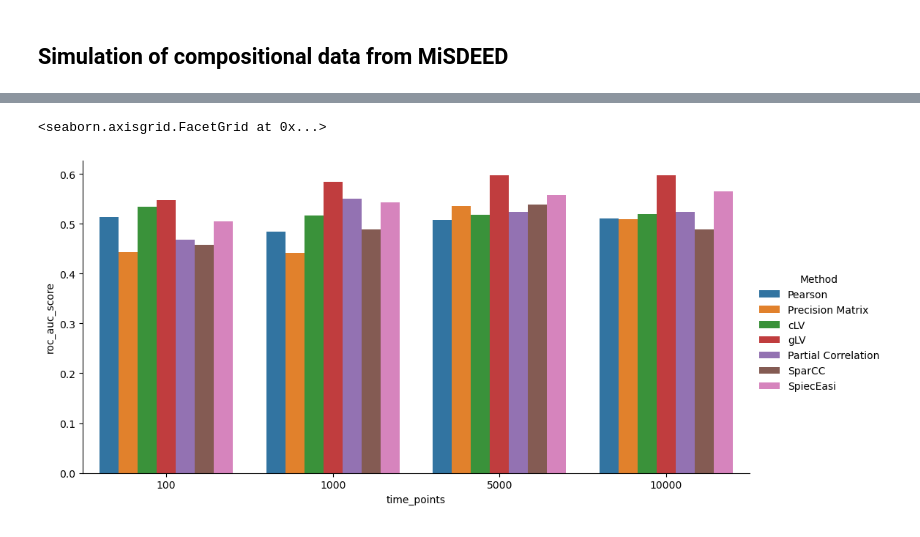
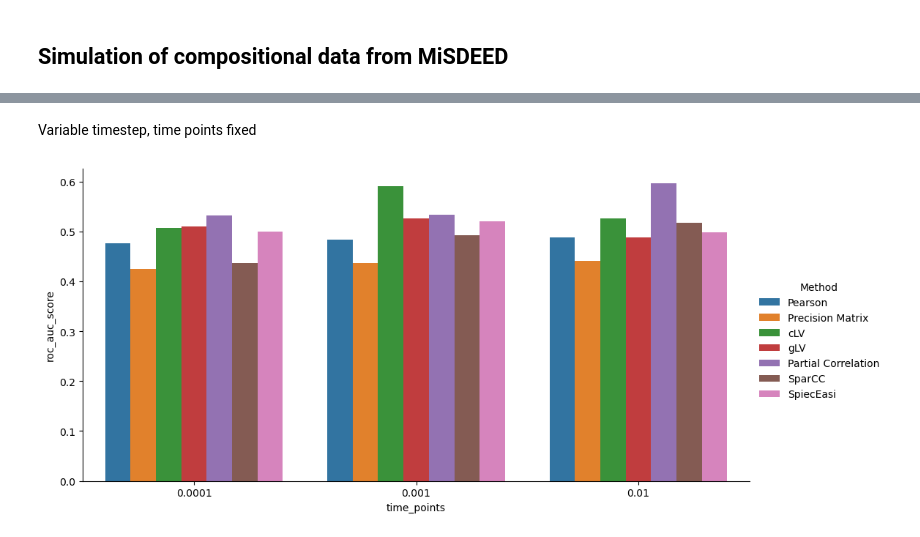
Before and after one commit to tianqitang1/microbial_network_explore, a Jupyter notebook: docs/evaluation_report.ipynb, the cells around one changed output, grey strips where cells are left out. Cells and saved outputs as stored; diff of their text form; code cells hidden in the pictures.

```diff
--- a/docs/evaluation_report.ipynb
+++ b/docs/evaluation_report.ipynb
@@ -448,0 +527,15 @@ for t in var_time_points:
+# %%
+%%capture
+result_df = pd.DataFrame(columns=['Method', 'average_precision_score', 'roc_auc_score', 'time_points'])
+evaluation_func = [correlation_score, precision_matrix_score, clv_score, glv_score, pcor_score, sparcc_score, speic_score]
+# evaluation_func = [correlation_score, precision_matrix_score, glv_score, pcor_score, sparcc_score, speic_score]
+var_time_points = [100, 500, 1000, 2000]
+for t in var_time_points:
+    adj, M = simulation.gen_graph(n_vertices, avg_degree, network_type, interaction_type, max_interaction_strength=1)
+    z, x, abd, _, _ = simulation.simulate_glv(num_taxa = n_vertices, avg_degree=avg_degree, time_points=t, time_step=time_step, downsample=1, noise_var=0, adj=adj, M=adj)
+    x = x + 0.5
+    x = x / x.sum(axis=1, keepdims=True)
+    x = clr_transform(x)
+    score_df = evaluation(adj, x, evaluation_func, metrics=metrics, verbose=False)
+    score_df['time_points'] = t
+    result_df = result_df.append(score_df, ignore_index=True)
@@ -448,0 +549,15 @@ for t in var_time_points:
+# %%
+%%capture
+result_df = pd.DataFrame(columns=['Method', 'average_precision_score', 'roc_auc_score', 'time_points'])
+evaluation_func = [correlation_score, precision_matrix_score, clv_score, glv_score, pcor_score, sparcc_score, speic_score]
+# evaluation_func = [correlation_score, precision_matrix_score, glv_score, pcor_score, sparcc_score, speic_score]
+var_time_points = [100, 500, 1000, 2000]
+for t in var_time_points:
+    adj, M = simulation.gen_graph(n_vertices, avg_degree, network_type, interaction_type, max_interaction_strength=1)
+    z, x, abd, _, _ = simulation.simulate_glv(num_taxa = n_vertices, avg_degree=avg_degree, time_points=t, time_step=time_step, downsample=1, noise_var=0, adj=adj, M=adj)
+    x = x + 0.5
+    x = x / x.sum(axis=1, keepdims=True)
+    x = alr_transform(x)
+    score_df = evaluation(adj[1:,1:], x, evaluation_func, metrics=metrics, verbose=False)
+    score_df['time_points'] = t
+    result_df = result_df.append(score_df, ignore_index=True)
@@ -449,5 +571,19 @@ for t in var_time_points:
+# %% [markdown]
+Variable timestep, time points fixed
+# %%
+%%capture
+time_step = 1e-3
+result_df = pd.DataFrame(columns=['Method', 'average_precision_score', 'roc_auc_score', 'time_points'])
+var = [1e-4, 1e-3, 1e-2]
+for t in var:
+    adj, M = simulation.gen_graph(n_vertices, avg_degree, network_type, interaction_type, max_interaction_strength=1)
+    z, x, abd, _, _ = simulation.simulate_glv(num_taxa = n_vertices, avg_degree=avg_degree, time_points=1000, time_step=t, downsample=1, noise_var=0, adj=adj, M=adj)
+    # x = clr_transform(x)
+    score_df = evaluation(adj, x, evaluation_func, metrics=metrics, verbose=False)
+    score_df['time_points'] = t
+    result_df = result_df.append(score_df, ignore_index=True)
 # %%
-sns.catplot(data=result_df, x='time_points', y='roc_auc_score', hue='Method', kind='bar', height=5, aspect=2)
+print(result_df['roc_auc_score'].max())
+g = sns.catplot(data=result_df, x='time_points', y='roc_auc_score', hue='Method', kind='bar', height=5, aspect=2)
 # %% [output]
-<seaborn.axisgrid.FacetGrid at 0x...>
-[figure, old version]
+[figure, new version]
```
Also changed, not shown: parts of 17 cells of this notebook, 12 other files.
